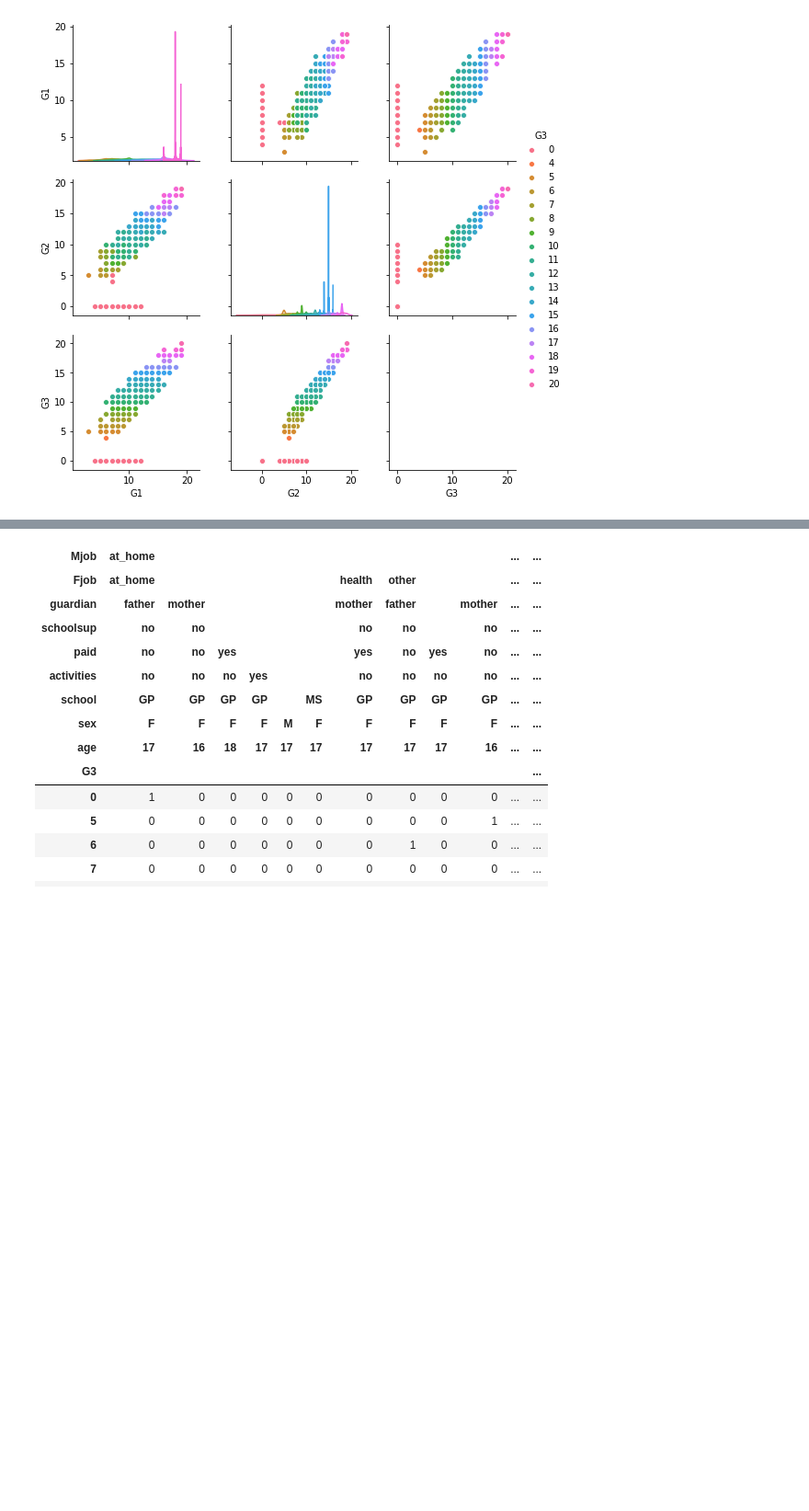
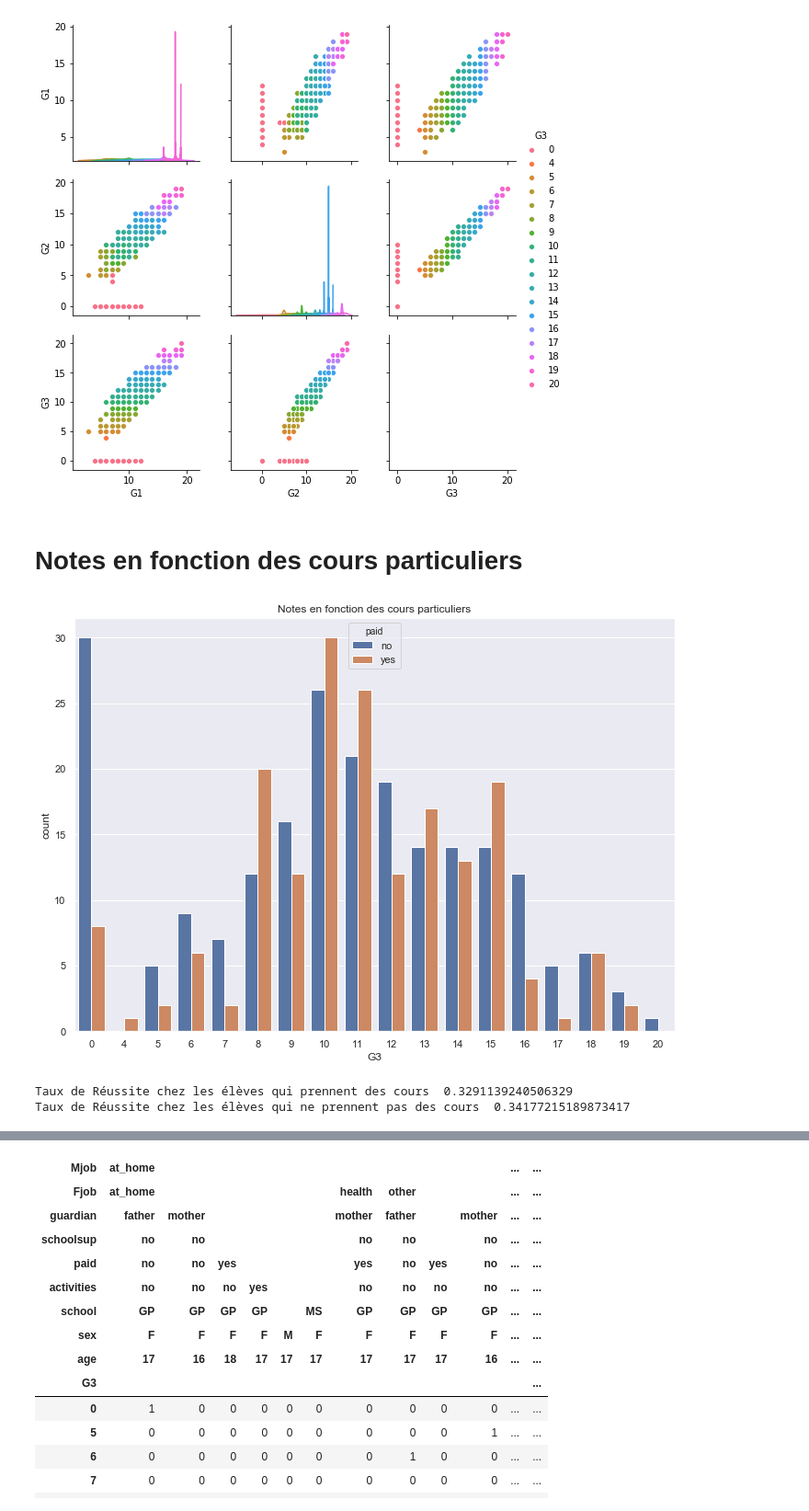
Before and after one commit to darcelvictor/dataViz, a Jupyter notebook: Untitled1.ipynb, the cells around one changed output, grey strips where cells are left out. Shown at 92% size. Saved outputs shown, nothing was run; the diff lists cells and outputs as text; code cells hidden in the pictures; blank space fills up the shorter version.

```diff
--- a/Untitled1.ipynb
+++ b/Untitled1.ipynb
@@ -108,3 +109,15 @@ sb.pairplot(df1,hue='G3')
 # %% [output]
 <seaborn.axisgrid.PairGrid at 0x...>
 [figure]
+# %% [markdown]
+# Notes en fonction des cours particuliers
+# %%
+a = sb.countplot(x="G3", hue="paid", data=df).set_title('Notes en fonction des cours particuliers')
+# %% [output]
+[figure, added]
+# %%
+print("Taux de Réussite chez les élèves qui prennent des cours ",len(df[ (df['G3']>=10) & (df['paid']=='yes')])/len(df['G3']))
+print("Taux de Réussite chez les élèves qui ne prennent pas des cours ",len(df[ (df['G3']>=10) & (df['paid']=='no')])/len(df['G3']))
+# %% [output]
+Taux de Réussite chez les élèves qui prennent des cours  0.3291139240506329
+Taux de Réussite chez les élèves qui ne prennent pas des cours  0.34177215189873417
```
Also changed, not shown: parts of 4 cells of this notebook.
